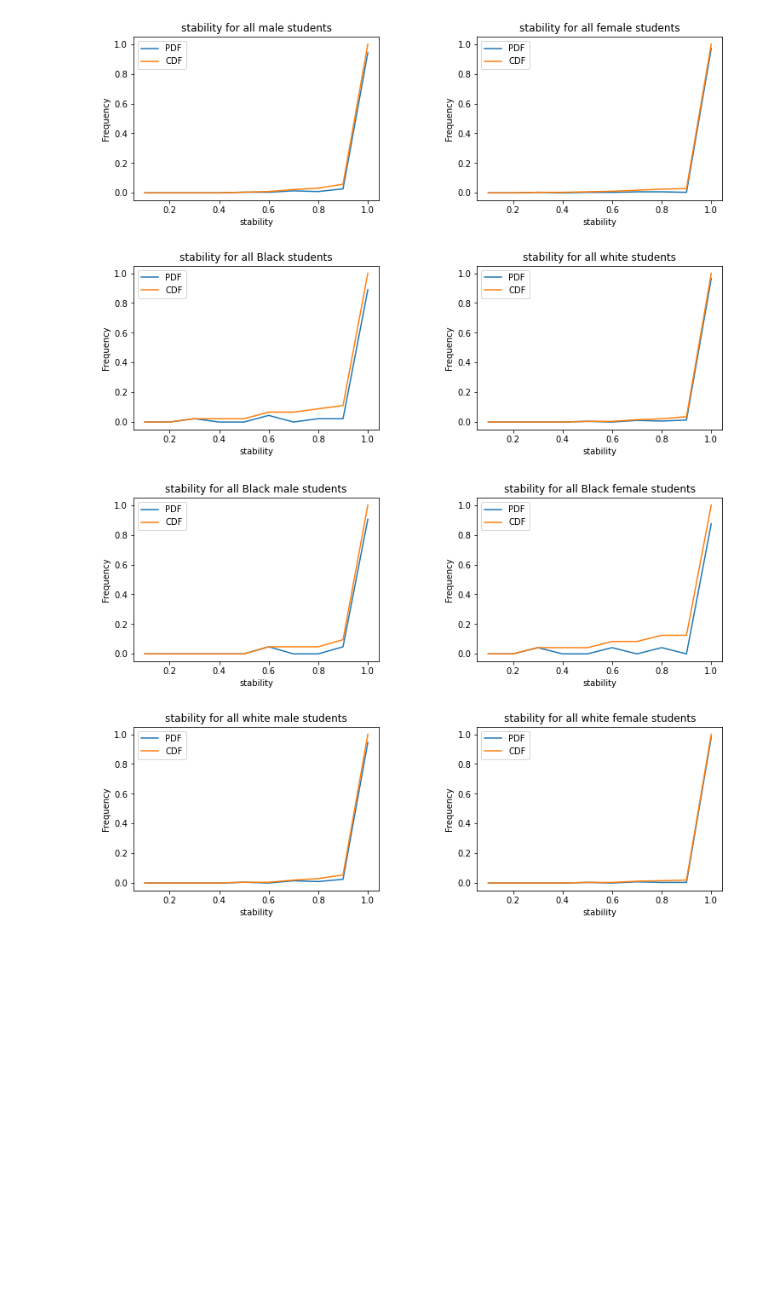
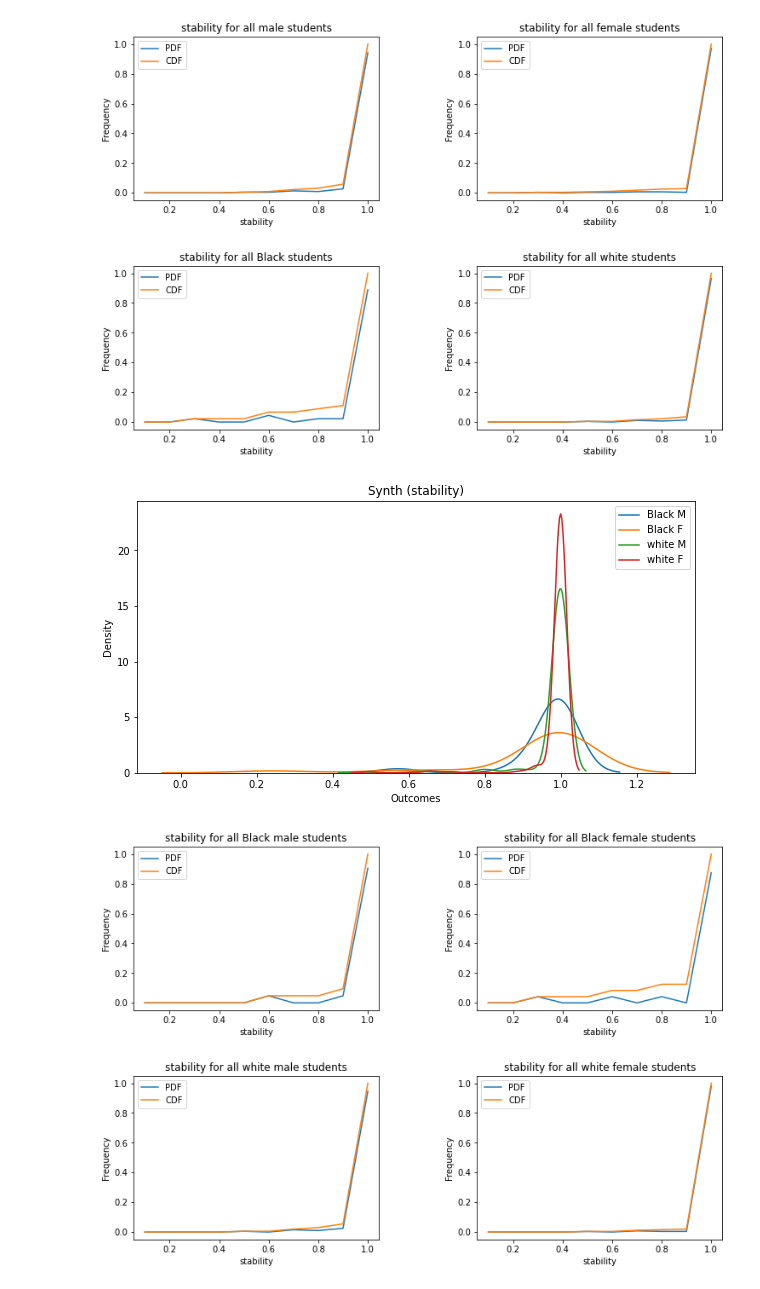
Before and after one commit to lurosenb/Swap_Auditor, a Jupyter notebook: nels_stability_tests.ipynb, the cells around one changed output. Saved outputs shown, nothing was run; the diff lists cells and outputs as text; code cells hidden in the pictures; blank space fills up the shorter version.

```diff
--- a/nels_stability_tests.ipynb
+++ b/nels_stability_tests.ipynb
@@ -225,6 +241,15 @@ plot_cdf(tiny_test.loc[tiny_test['Race'] == 4], 'stability', 'all white', 224)
 plt.subplots_adjust(left=0.1, bottom=0.1, right=0.9, top=0.9, wspace=0.4, hspace=0.4)
 # %% [output]
 [figure]
+# %%
+fig, ax = plt.subplots()
+fig.set_size_inches(10, 5)
+plot_density([tiny_test.loc[(tiny_test['Sex'] == 1) & (tiny_test['Race'] == 3)],
+              tiny_test.loc[(tiny_test['Sex'] == 2) & (tiny_test['Race'] == 3)],
+              tiny_test.loc[(tiny_test['Sex'] == 1) & (tiny_test['Race'] == 4)],
+              tiny_test.loc[(tiny_test['Sex'] == 2) & (tiny_test['Race'] == 4)]], ['Black M', 'Black F', 'white M', 'white F'], 'stability', ax)
+# %% [output]
+[figure, added]
 # %%
 # plot stabilities of each intersectional subgroup
 plt.figure(figsize=(12, 8))
```
Also changed, not shown: parts of 5 cells of this notebook.
